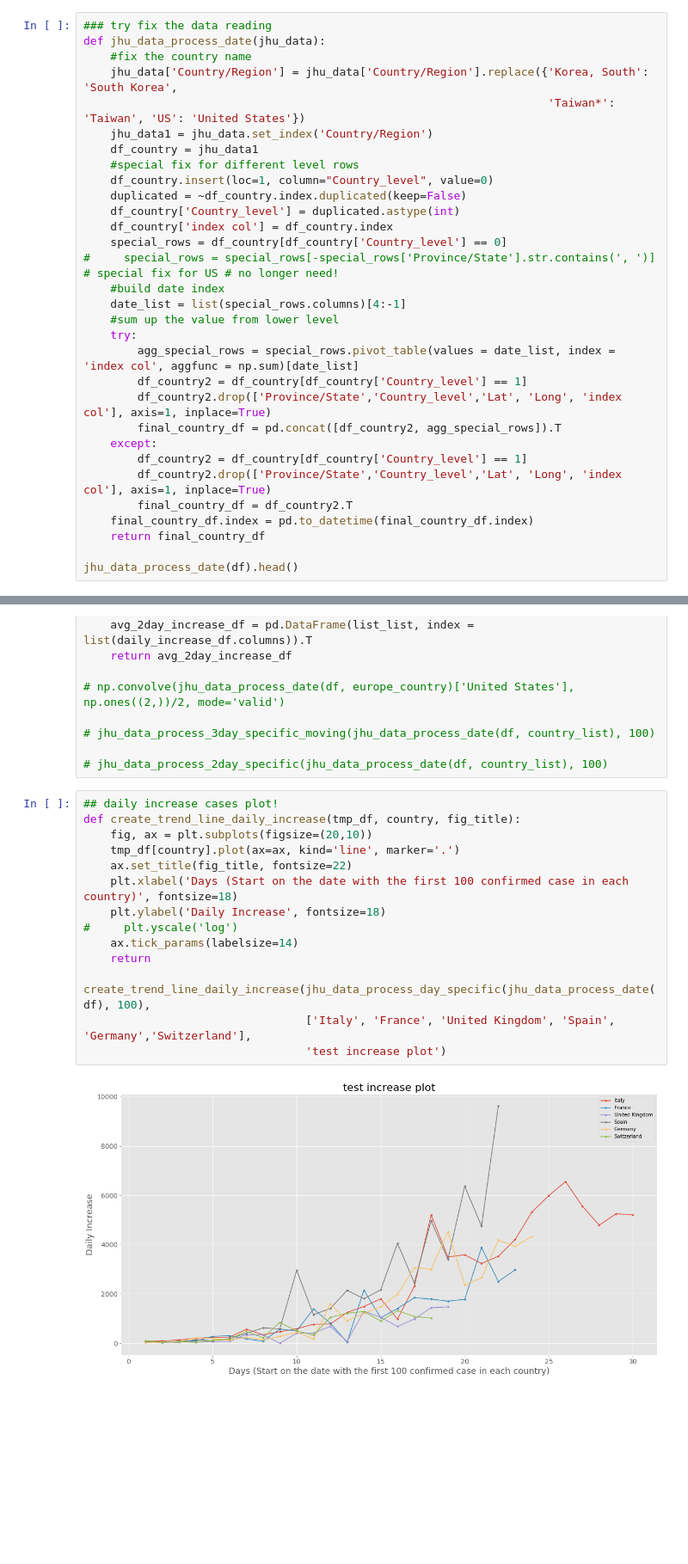
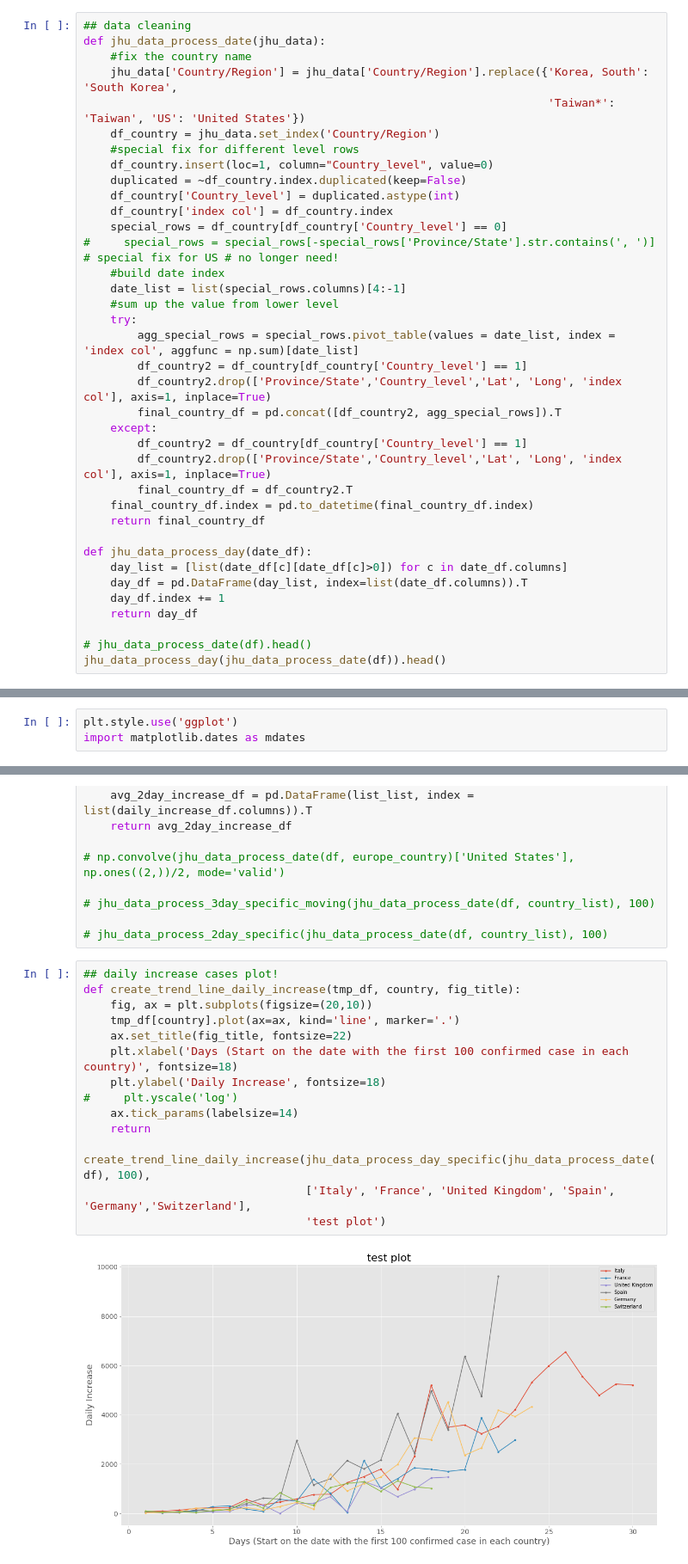
Before and after one commit to HiIamJeff/covid19_spot_the_curve, a Jupyter notebook: Corona_Medium_plot.ipynb, the cells around one changed output, grey strips where cells are left out. Shown at 86% size. Cells and saved outputs as stored; diff of their text form; blank space fills up the shorter version.

```diff
--- a/Corona_Medium_plot.ipynb
+++ b/Corona_Medium_plot.ipynb
@@ -101,11 +102,10 @@ Complete loading df!
 # %%
-### try fix the data reading
+## data cleaning
 def jhu_data_process_date(jhu_data):
     #fix the country name
     jhu_data['Country/Region'] = jhu_data['Country/Region'].replace({'Korea, South': 'South Korea',
                                                                      'Taiwan*': 'Taiwan', 'US': 'United States'})
-    jhu_data1 = jhu_data.set_index('Country/Region')
-    df_country = jhu_data1
+    df_country = jhu_data.set_index('Country/Region')
     #special fix for different level rows
     df_country.insert(loc=1, column="Country_level", value=0)
     duplicated = ~df_country.index.duplicated(keep=False)
@@ -128,6 +128,13 @@ def jhu_data_process_date(jhu_data):
     final_country_df.index = pd.to_datetime(final_country_df.index)
     return final_country_df
 
-jhu_data_process_date(df).head()
+def jhu_data_process_day(date_df):
+    day_list = [list(date_df[c][date_df[c]>0]) for c in date_df.columns]
+    day_df = pd.DataFrame(day_list, index=list(date_df.columns)).T
+    day_df.index += 1
+    return day_df
+
+# jhu_data_process_date(df).head()
+jhu_data_process_day(jhu_data_process_date(df)).head()
 # %% [output]
 |  | Afghanistan | Albania | Algeria | Andorra | Angola | Antigua and Barbuda | Argentina | Armenia | Austria | ... |
@@ -138,0 +200,3 @@ jhu_data_process_date(df).head()
+# %%
+plt.style.use('ggplot')
+import matplotlib.dates as mdates
@@ -299,20 +513,20 @@ def jhu_data_process_3day_specific_moving(date_df, day_threshold):
 # %%
 ## daily increase cases plot!
 def create_trend_line_daily_increase(tmp_df, country, fig_title):
     fig, ax = plt.subplots(figsize=(20,10))
     tmp_df[country].plot(ax=ax, kind='line', marker='.')
     ax.set_title(fig_title, fontsize=22)
     plt.xlabel('Days (Start on the date with the first 100 confirmed case in each country)', fontsize=18)
     plt.ylabel('Daily Increase', fontsize=18)
 #     plt.yscale('log')
     ax.tick_params(labelsize=14)
     return
 
 create_trend_line_daily_increase(jhu_data_process_day_specific(jhu_data_process_date(df), 100),
                                  ['Italy', 'France', 'United Kingdom', 'Spain', 'Germany','Switzerland'],
-                                 'test increase plot')
+                                 'test plot')
 # %% [output]
-[figure, old version]
+[figure, new version]
 # %%
 ## daily increase cases plot!
 def create_trend_line_2day_increase(tmp_df, country, fig_title):
```
Also changed, not shown: parts of 35 cells of this notebook, 1 other file.
